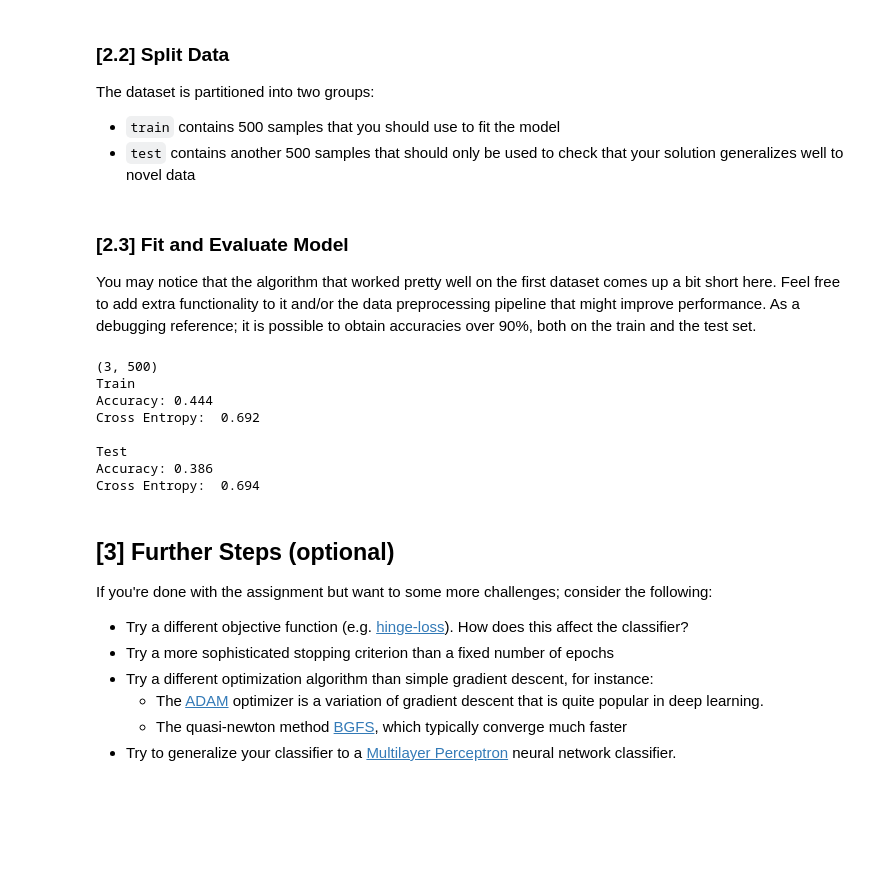
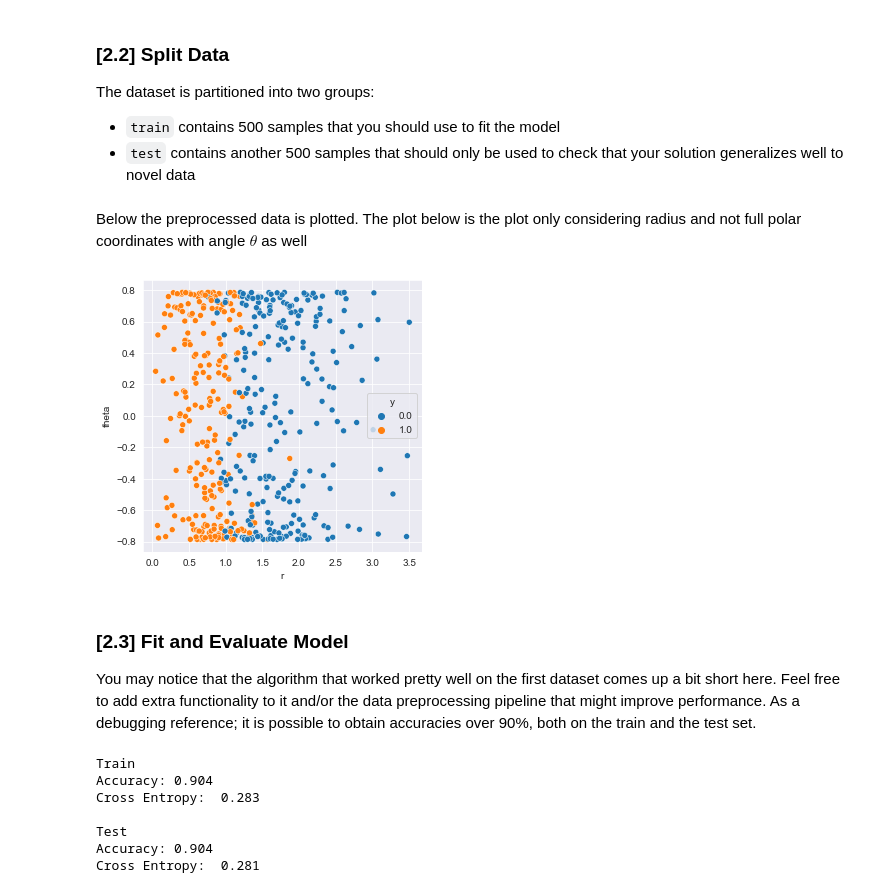
Before and after one commit to jorgenmyrvold/tdt4173-2021-task-1, a Jupyter notebook: logistic_regression/experiment.ipynb, the cells around one changed output. Saved outputs shown, nothing was run; the diff lists cells and outputs as text; code cells hidden in the pictures; blank space fills up the shorter version.

```diff
--- a/logistic_regression/experiment.ipynb
+++ b/logistic_regression/experiment.ipynb
@@ -152,3 +144,42 @@ X_test, y_test = data_2_test[['x0', 'x1']], data_2_test['y']
+# %%
+data_2_train = data_2.query('split == "train"')
+data_2_test = data_2.query('split == "test"')
+
+def preprocessing(df, option=0):
+    """
+    Input option:
+        0: default best preprocessing only considering radius
+        1: preprocessing with polar coordinates
+    """
+    data_np = np.asarray(df[['x0', 'x1', 'y']])
+
+    X_copy = data_np[:,0]
+    y_copy = data_np[:,1]
+
+    if option == 1: # Polar coordinates
+        data_np[:,0] = np.sqrt(X_copy**2 + y_copy**2)  # Train Accuracy: 0.904 C-entropy: 0.283
+        data_np[:,1] = np.arctan(y_copy/X_copy)        # Test Accuracy:  0.905 C-entropy: 0.281
+    else:  # Only radius
+        data_np[:,0] = np.sqrt(X_copy**2 + y_copy**2)  # Train Accuracy: 0.912 C-entropy: 0.284
+        data_np[:,1] = np.zeros(data_np[:,1].shape)    # Test Accuracy:  0.910 C-entropy: 0.280
+
+    return pd.DataFrame(data_np, columns=['r', 'theta', 'y'])
+
+# Preproces train data
+processed_train = preprocessing(data_2_train, option=1)
+processed_test = preprocessing(data_2_test, option=1)
+
+# Partition data into independent (features) and depended (targets) variables
+X_train, y_train = processed_train[['r', 'theta']], processed_train['y']
+X_test, y_test = processed_test[['r', 'theta']], processed_test['y']
+# %% [markdown]
+Below the preprocessed data is plotted. The plot below is the plot only considering radius and not full polar coordinates with angle $\theta$ as well
+# %%
+plt.figure(figsize=(5, 5))
+sns.scatterplot(x='r', y='theta', hue='y', data=processed_train);
+plt.show()
+# %% [output]
+[figure, added]
 # %% [markdown]
 ### [2.3] Fit and Evaluate Model
 
@@ -170,22 +201,10 @@ print('\nTest')
 print(f'Accuracy: {lr.binary_accuracy(y_true=y_test, y_pred=y_pred_test, threshold=0.5) :.3f}')
 print(f'Cross Entropy:  {lr.binary_cross_entropy(y_true=y_test, y_pred=y_pred_test) :.3f}')
 # %% [output]
-(3, 500)
 Train
-Accuracy: 0.444
-Cross Entropy:  0.692
+Accuracy: 0.904
+Cross Entropy:  0.283
 
 Test
-Accuracy: 0.386
-Cross Entropy:  0.694
+Accuracy: 0.904
+Cross Entropy:  0.281
-# %% [markdown]
-## [3] Further Steps (optional)
-
-If you're done with the assignment but want to some more challenges; consider the following:
-
-- Try a different objective function (e.g. [hinge-loss](https://en.wikipedia.org/wiki/Hinge_loss)). How does this affect the classifier?
-- Try a more sophisticated stopping criterion than a fixed number of epochs
-- Try a different optimization algorithm than simple gradient descent, for instance:
-    - The [ADAM](https://optimization.cbe.cornell.edu/index.php?title=Adam) optimizer is a variation of gradient descent that is quite popular in deep learning.
-    - The quasi-newton method [BGFS](https://optimization.cbe.cornell.edu/index.php?title=Quasi-Newton_methods#BFGS_method), which typically converge much faster
-- Try to generalize your classifier to a [Multilayer Perceptron](https://en.wikipedia.org/wiki/Multilayer_perceptron) neural network classifier.
```
Also changed, not shown: parts of 2 cells of this notebook, 4 other files.
